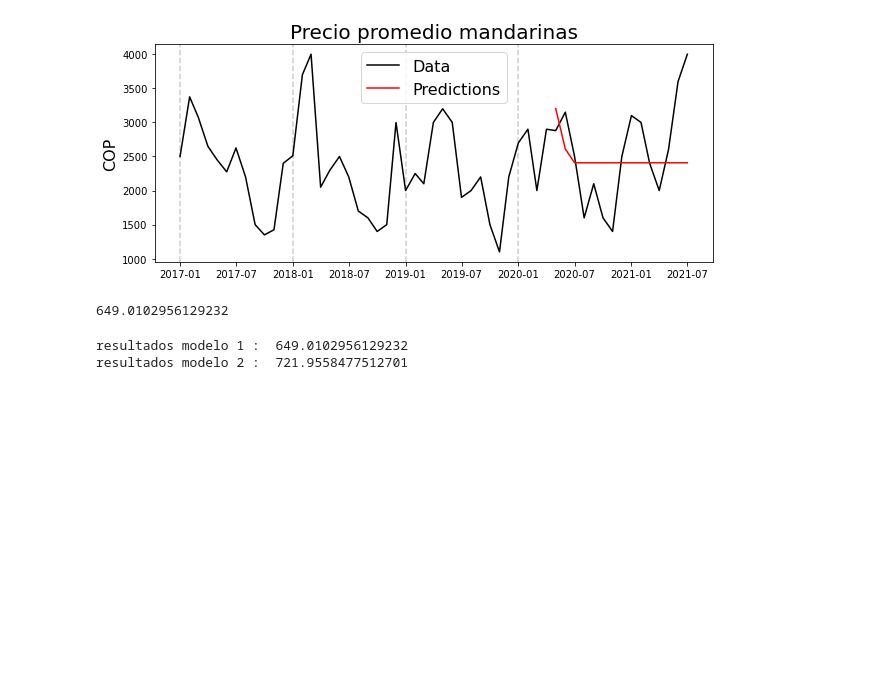
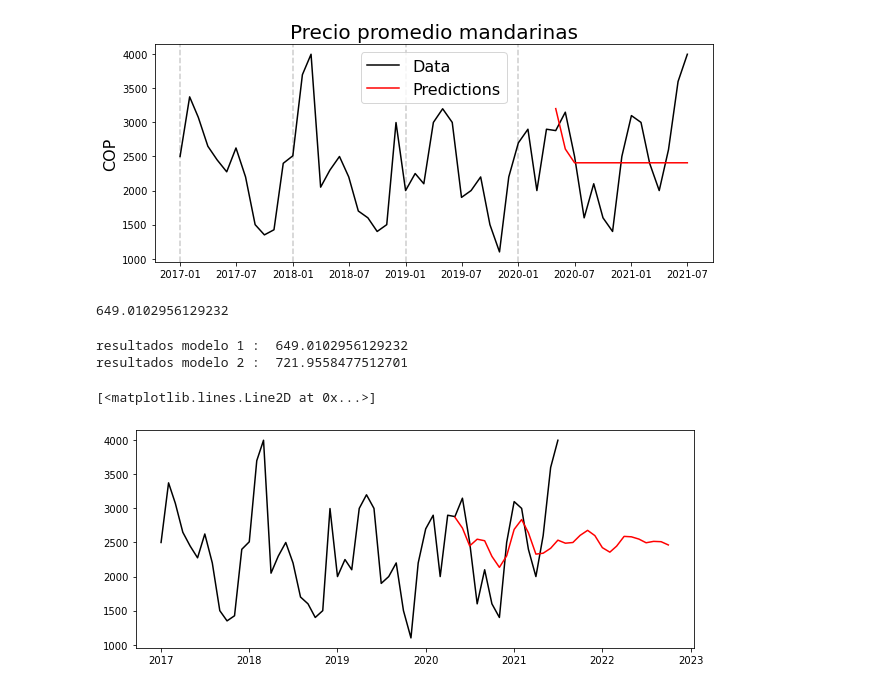
Before and after one commit to pedroechev/MandCod-FINAL, a Jupyter notebook: 2 - MandCod - ARIMA.ipynb, the cells around one changed output. Cells and saved outputs as stored; diff of their text form; code cells hidden in the pictures; blank space fills up the shorter version.

```diff
--- a/2 - MandCod - ARIMA.ipynb
+++ b/2 - MandCod - ARIMA.ipynb
@@ -348,3 +348,16 @@ print("resultados modelo 2 : " ,rmse2)
 # %% [output]
 resultados modelo 1 :  649.0102956129232
 resultados modelo 2 :  721.9558477512701
+# %%
+# Predicciones modelo AR
+
+predictions = model_fit.forecast(len(test)*2)
+predictions = pd.Series(predictions)
+# %%
+plt.figure(figsize=(10,4))
+
+plt.plot(df, color="black")
+plt.plot(predictions,color="red")
+# %% [output]
+[<matplotlib.lines.Line2D at 0x...>]
+[figure, added]
```
Also changed, not shown: parts of 6 cells of this notebook, 3 other files.
